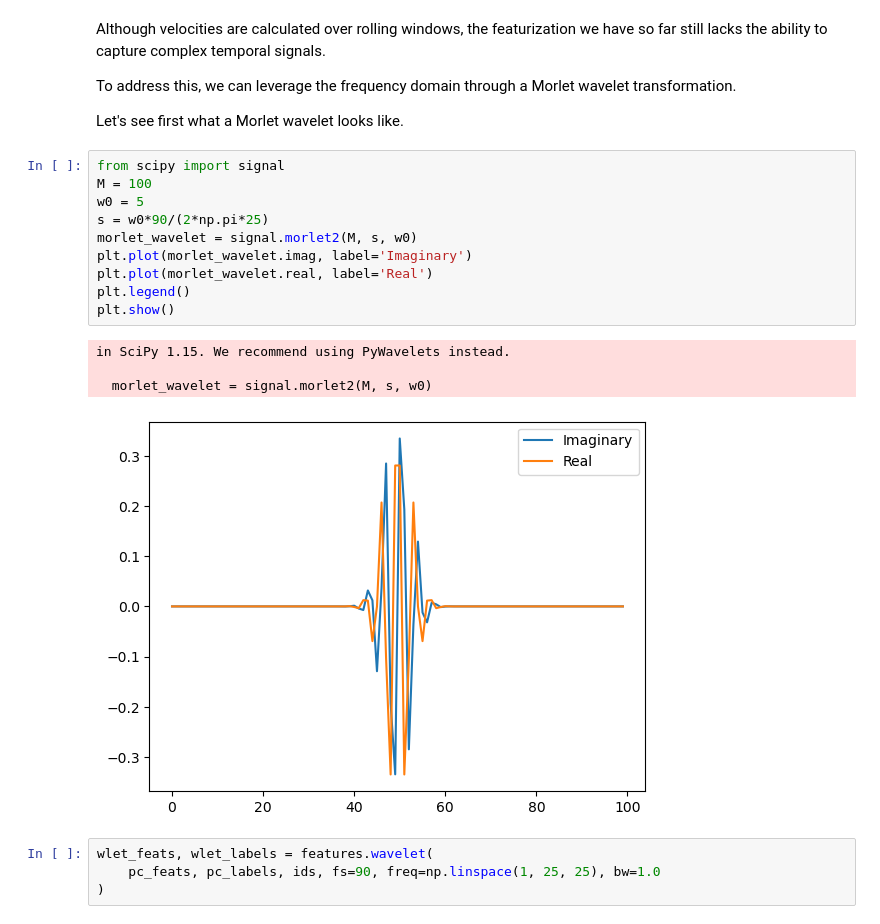
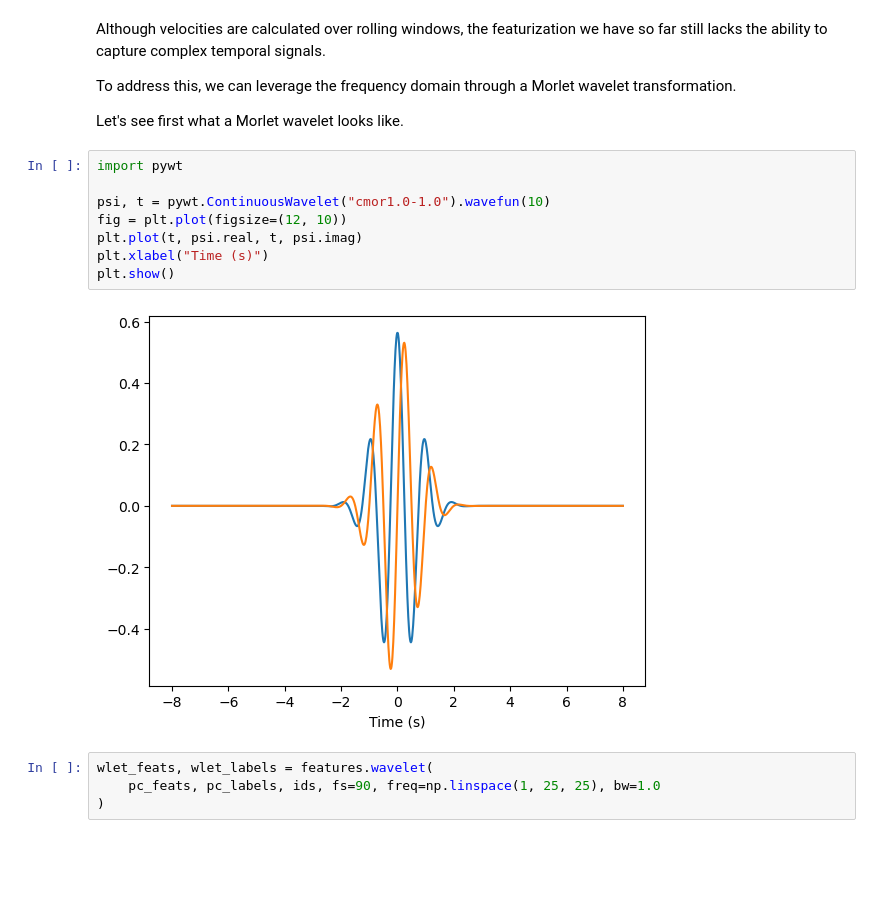
Before and after one commit to joshuahwu/neuroposelib, a Jupyter notebook: tutorials/tutorial.ipynb, the cells around one changed output. Saved outputs shown, nothing was run; the diff lists cells and outputs as text; blank space fills up the shorter version.

```diff
--- a/tutorials/tutorial.ipynb
+++ b/tutorials/tutorial.ipynb
@@ -187,21 +189,16 @@ Although velocities are calculated over rolling windows, the featurization we ha
 To address this, we can leverage the frequency domain through a Morlet wavelet transformation.
 
 Let's see first what a Morlet wavelet looks like.
-# %%
-from scipy import signal
-M = 100
-w0 = 5
-s = w0*90/(2*np.pi*25)
-morlet_wavelet = signal.morlet2(M, s, w0)
-plt.plot(morlet_wavelet.imag, label='Imaginary')
-plt.plot(morlet_wavelet.real, label='Real')
-plt.legend()
-plt.show()
-# %% [output]
-in SciPy 1.15. We recommend using PyWavelets instead.
-
-  morlet_wavelet = signal.morlet2(M, s, w0)
-[figure, removed]
+# %%
+import pywt
+
+psi, t = pywt.ContinuousWavelet("cmor1.0-1.0").wavefun(10)
+fig = plt.plot(figsize=(12, 10))
+plt.plot(t, psi.real, t, psi.imag)
+plt.xlabel("Time (s)")
+plt.show()
+# %% [output]
+[figure, added]
 # %%
 wlet_feats, wlet_labels = features.wavelet(
     pc_feats, pc_labels, ids, fs=90, freq=np.linspace(1, 25, 25), bw=1.0
```
Also changed, not shown: parts of 7 cells of this notebook, 6 other files.
